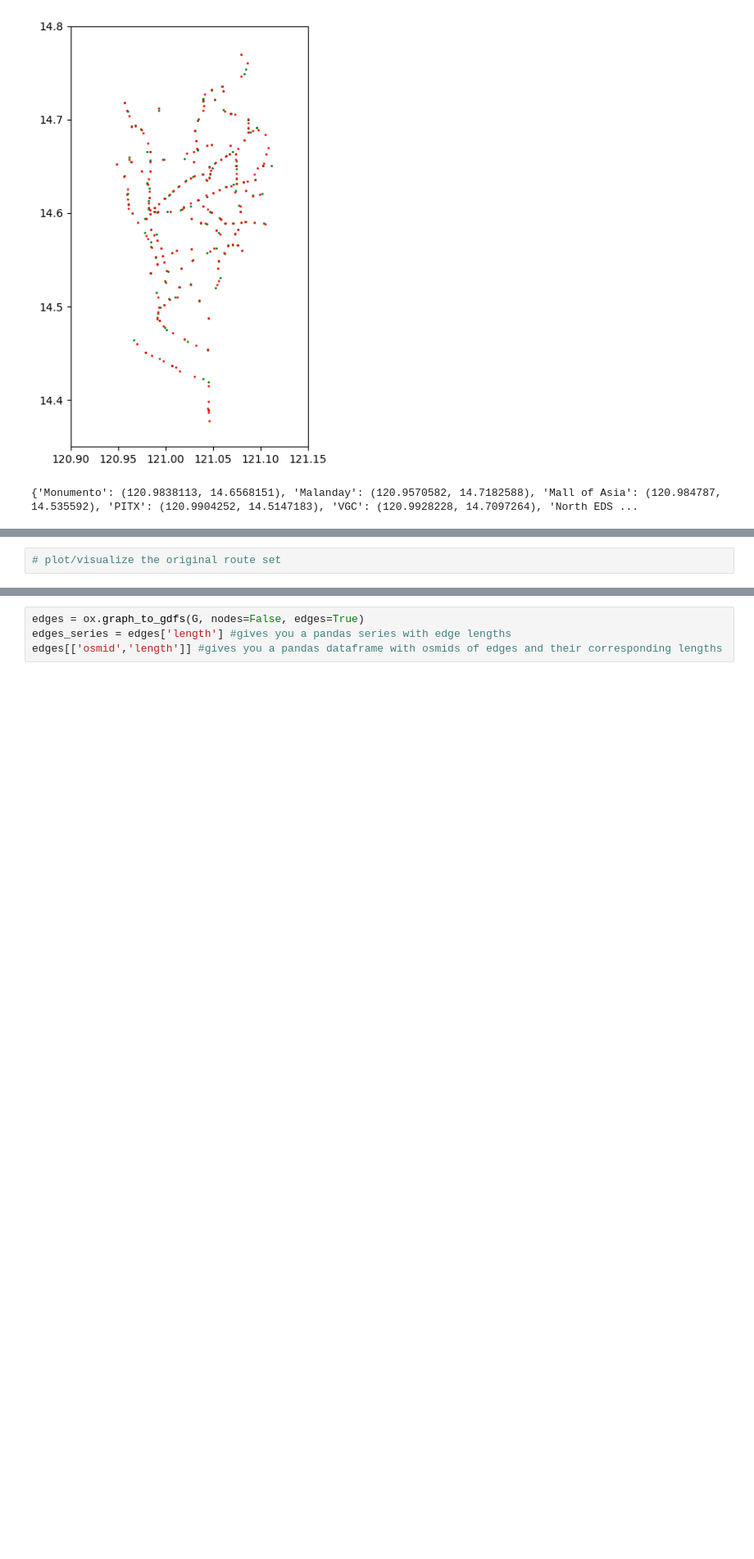
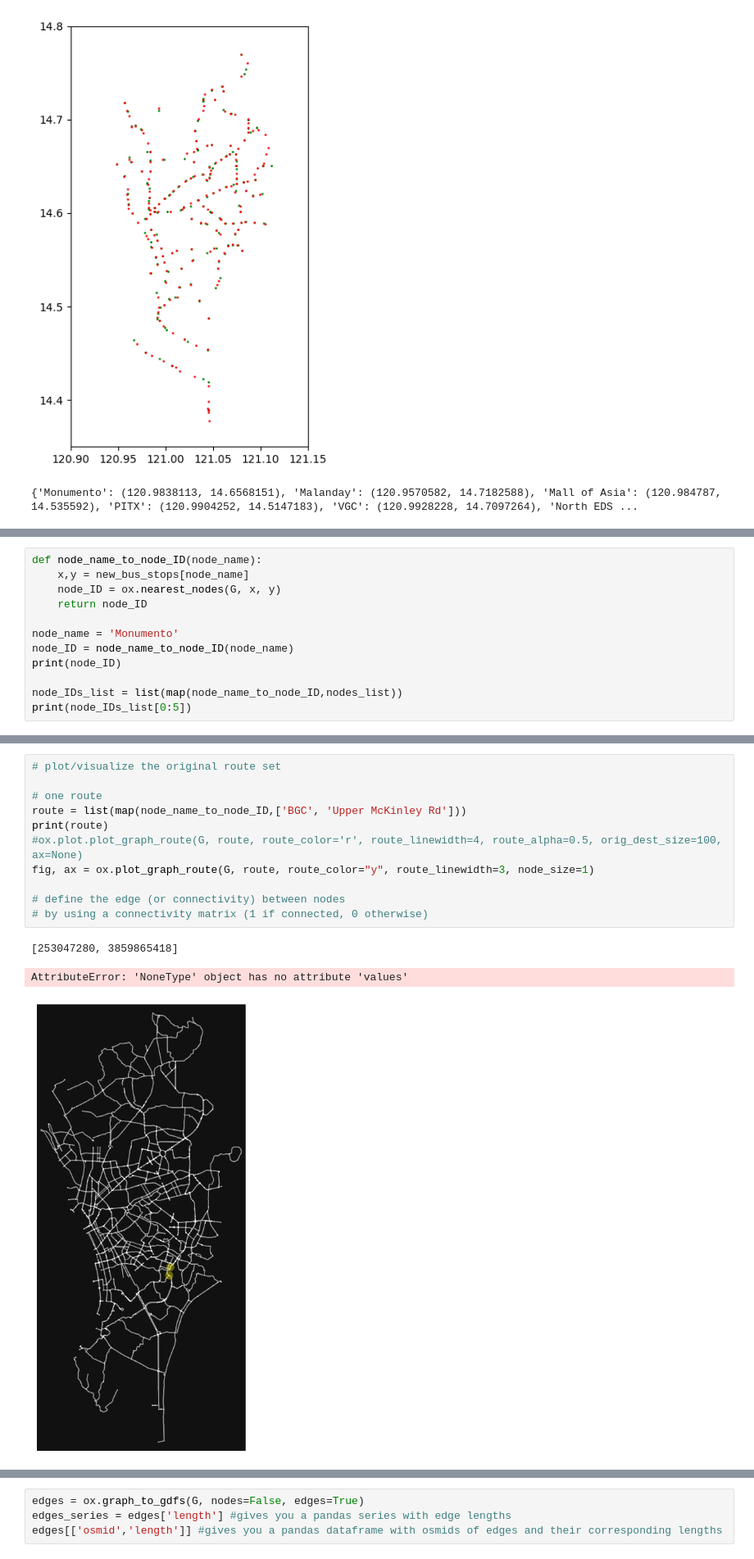
Before and after one commit to msescordial/rnga, a Jupyter notebook: Testing2.ipynb, the cells around one changed output, grey strips where cells are left out. Shown at 82% size. Saved outputs shown, nothing was run; the diff lists cells and outputs as text; blank space fills up the shorter version.

```diff
--- a/Testing2.ipynb
+++ b/Testing2.ipynb
@@ -151,0 +166,12 @@ print(new_bus_stops)
+# %%
+def node_name_to_node_ID(node_name):
+    x,y = new_bus_stops[node_name]
+    node_ID = ox.nearest_nodes(G, x, y)
+    return node_ID
+
+node_name = 'Monumento'
+node_ID = node_name_to_node_ID(node_name)
+print(node_ID)
+
+node_IDs_list = list(map(node_name_to_node_ID,nodes_list))
+print(node_IDs_list[0:5])
@@ -193,3 +218,16 @@ node_connectivity()
 ['BGC', 'Upper McKinley Rd', 'Diego Silang', 'Pinagsama', 'Bicutan', 'Sucat', 'Alabang']
 # %%
 # plot/visualize the original route set
+
+# one route
+route = list(map(node_name_to_node_ID,['BGC', 'Upper McKinley Rd']))
+print(route)
+#ox.plot.plot_graph_route(G, route, route_color='r', route_linewidth=4, route_alpha=0.5, orig_dest_size=100, ax=None)
+fig, ax = ox.plot_graph_route(G, route, route_color="y", route_linewidth=3, node_size=1)
+
+# define the edge (or connectivity) between nodes
+# by using a connectivity matrix (1 if connected, 0 otherwise)
+# %% [output]
+[253047280, 3859865418]
+AttributeError: 'NoneType' object has no attribute 'values'
+[figure, added]
```
Also changed, not shown: parts of 10 cells of this notebook.
